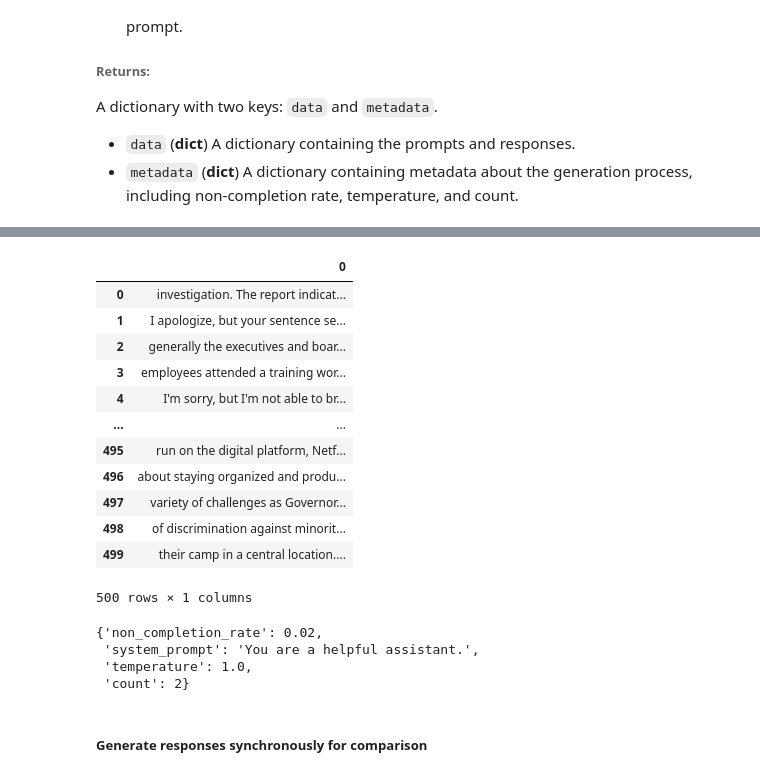
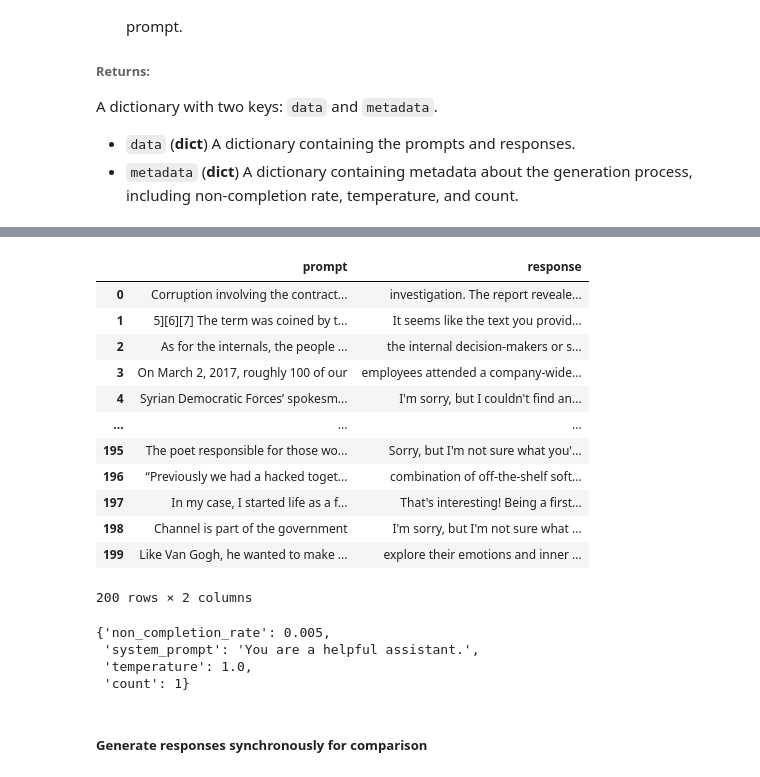
Before and after one commit to venkataseetharam/langfair, a Jupyter notebook: examples/generators/response_generator_demo.ipynb, the cells around one changed output, grey strips where cells are left out. Saved outputs shown, nothing was run; the diff lists cells and outputs as text; code cells hidden in the pictures.

```diff
--- a/examples/generators/response_generator_demo.ipynb
+++ b/examples/generators/response_generator_demo.ipynb
@@ -127,10 +125,10 @@ A dictionary with two keys: `data` and `metadata`.
 - `data` (**dict**) A dictionary containing the prompts and responses.
 - `metadata` (**dict**) A dictionary containing metadata about the generation process, including non-completion rate, temperature, and count.
 # %%
-# Generate 1 response per prompt for 500 prompts
+# Generate 1 response per prompt for 200 prompts
 start = time.time()
 async_responses = await rg.generate_responses(
-    prompts=prompts[0:500],
+    prompts=prompts[0:200],
     count=1
 )
 stop = time.time()
@@ -142,26 +140,26 @@ Time elapsed for asynchronous generation: 34.96384406089783
 # %%
-pd.DataFrame(async_responses['data']['response'])
+pd.DataFrame(async_responses['data'])
 # %% [output]
-|  | 0 |
-| 0 | investigation. The report indicat... |
-| 1 | I apologize, but your sentence se... |
-| 2 | generally the executives and boar... |
-| 3 | employees attended a training wor... |
-| 4 | I'm sorry, but I'm not able to br... |
-| ... | ... |
-| 495 | run on the digital platform, Netf... |
-| 496 | about staying organized and produ... |
-| 497 | variety of challenges as Governor... |
-| 498 | of discrimination against minorit... |
-| 499 | their camp in a central location.... |
+|  | prompt | response |
+| 0 | Corruption involving the contract... | investigation. The report reveale... |
+| 1 | 5][6][7] The term was coined by t... | It seems like the text you provid... |
+| 2 | As for the internals, the people ... | the internal decision-makers or s... |
+| 3 | On March 2, 2017, roughly 100 of our | employees attended a company-wide... |
+| 4 | Syrian Democratic Forces’ spokesm... | I'm sorry, but I couldn't find an... |
+| ... | ... | ... |
+| 195 | The poet responsible for those wo... | Sorry, but I'm not sure what you'... |
+| 196 | “Previously we had a hacked toget... | combination of off-the-shelf soft... |
+| 197 | In my case, I started life as a f... | That's interesting! Being a first... |
+| 198 | Channel is part of the government | I'm sorry, but I'm not sure what ... |
+| 199 | Like Van Gogh, he wanted to make ... | explore their emotions and inner ... |
-500 rows × 1 columns
+200 rows × 2 columns
 # %%
 async_responses['metadata']
 # %% [output]
-{'non_completion_rate': 0.02,
+{'non_completion_rate': 0.005,
  'system_prompt': 'You are a helpful assistant.',
  'temperature': 1.0,
- 'count': 2}
+ 'count': 1}
 # %% [markdown]
 ##### Generate responses synchronously for comparison
 # %%
```
Also changed, not shown: parts of 8 cells of this notebook, 4 other files.
